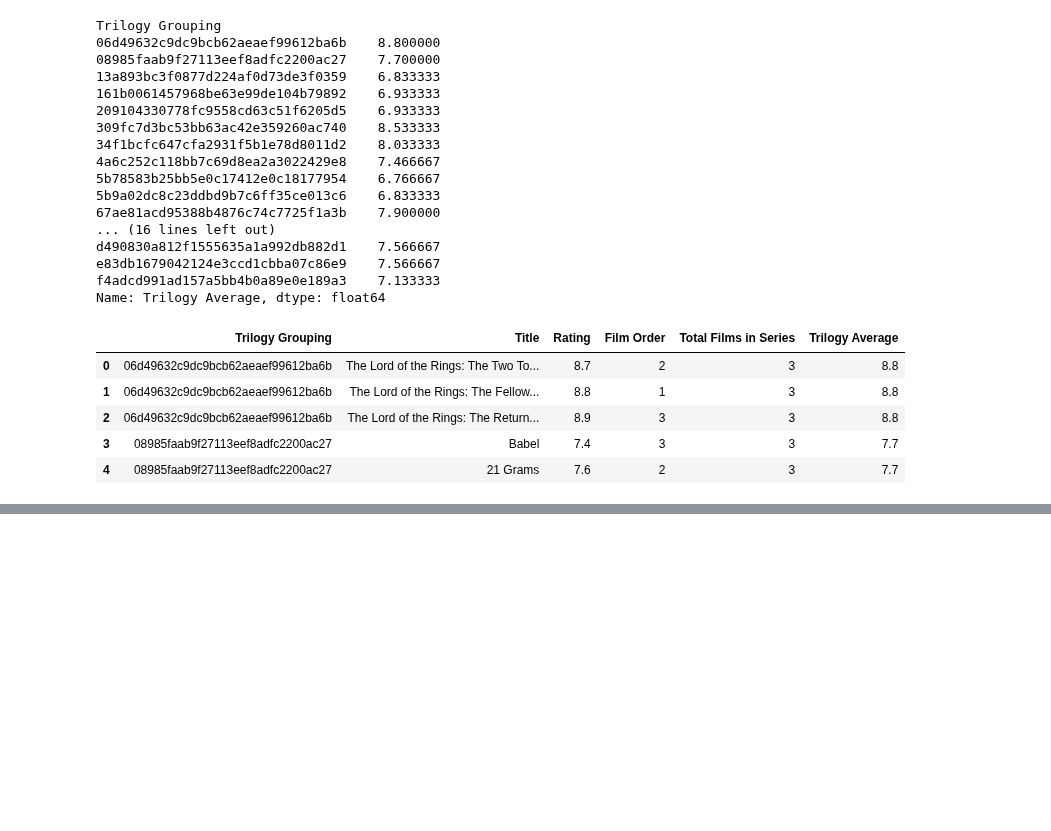
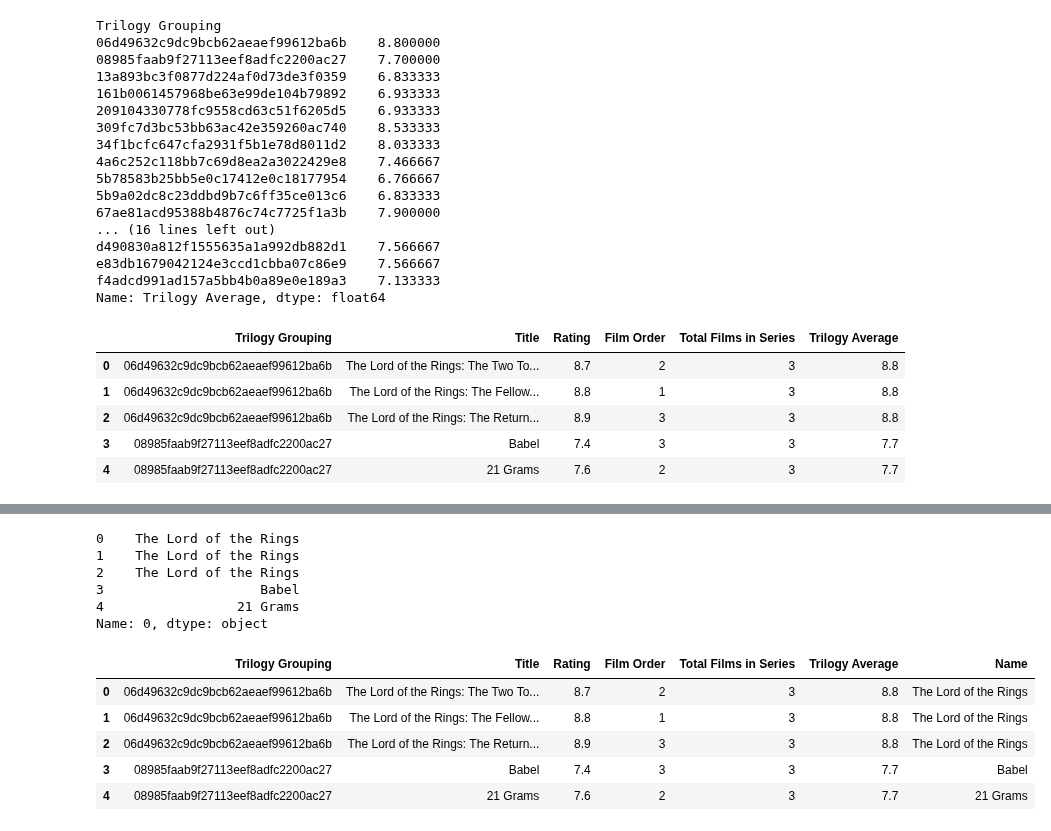
Before and after one commit to hyunjun33/Data_preprocessing, a Jupyter notebook: Preppin' Data 2021 Week 38 Challenge.ipynb, the cells around one changed output, grey strips where cells are left out. Drawn from its saved outputs; the diff is of its cells as text; code cells hidden in the pictures; blank space fills up the shorter version.

```diff
--- a/Preppin' Data 2021 Week 38 Challenge.ipynb
+++ b/Preppin' Data 2021 Week 38 Challenge.ipynb
@@ -127,0 +129,21 @@ films.head()
+# %%
+title_only = films["Title"].str.split(":").apply(pd.Series)[0]
+title_only = title_only.str.strip()
+title_only.head()
+# %% [output]
+0    The Lord of the Rings
+1    The Lord of the Rings
+2    The Lord of the Rings
+3                    Babel
+4                 21 Grams
+Name: 0, dtype: object
+# %%
+films["Name"] = title_only
+films.head()
+# %% [output]
+|  | Trilogy Grouping | Title | Rating | Film Order | Total Films in Series | Trilogy Average | Name |
+| 0 | 06d49632c9dc9bcb62aeaef99612ba6b | The Lord of the Rings: The Two To... | 8.7 | 2 | 3 | 8.8 | The Lord of the Rings |
+| 1 | 06d49632c9dc9bcb62aeaef99612ba6b | The Lord of the Rings: The Fellow... | 8.8 | 1 | 3 | 8.8 | The Lord of the Rings |
+| 2 | 06d49632c9dc9bcb62aeaef99612ba6b | The Lord of the Rings: The Return... | 8.9 | 3 | 3 | 8.8 | The Lord of the Rings |
+| 3 | 08985faab9f27113eef8adfc2200ac27 | Babel | 7.4 | 3 | 3 | 7.7 | Babel |
+| 4 | 08985faab9f27113eef8adfc2200ac27 | 21 Grams | 7.6 | 2 | 3 | 7.7 | 21 Grams |
```
Also changed, not shown: parts of 5 cells of this notebook.
